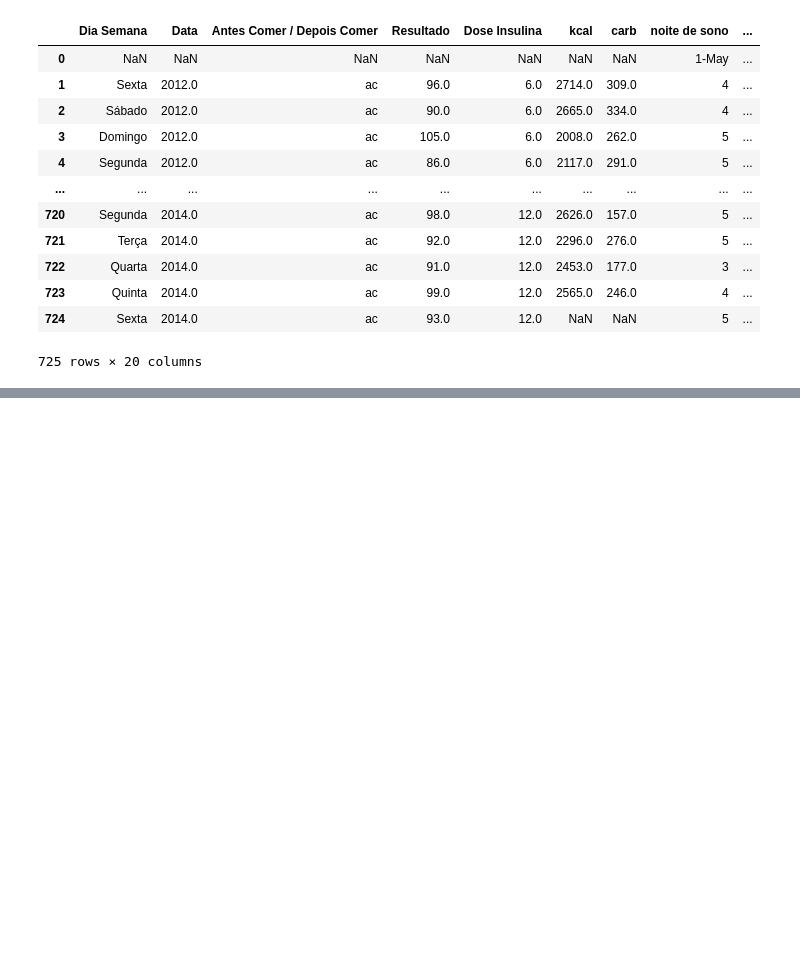
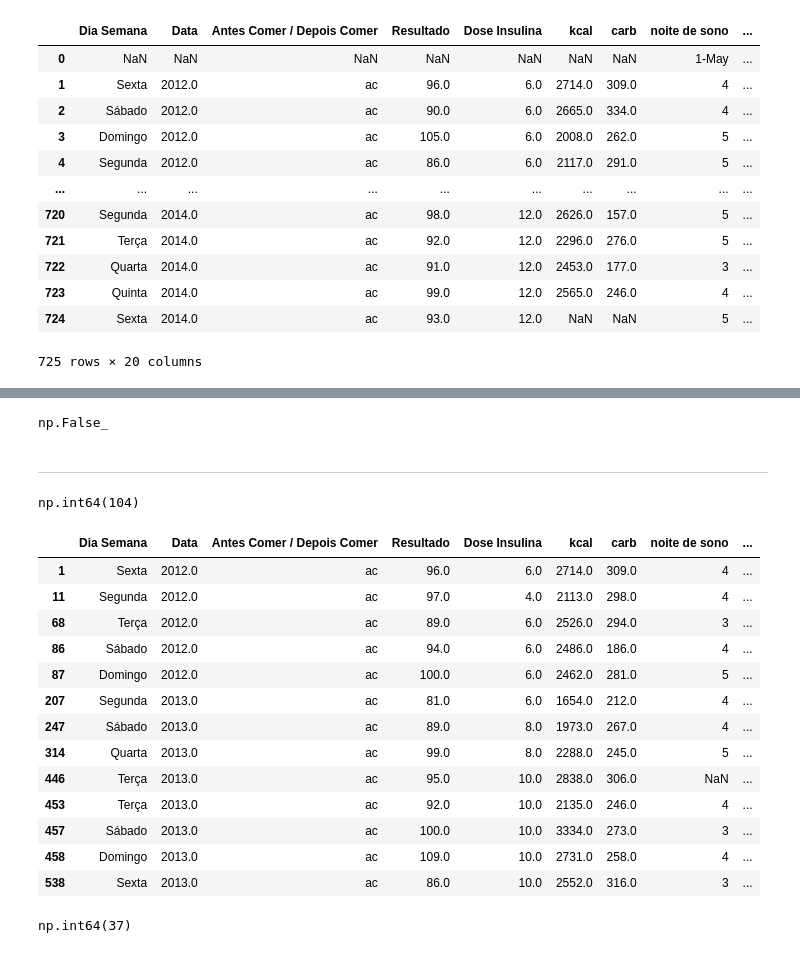
Before and after one commit to luiz-bcardoso/UFN-DataScience, a Jupyter notebook: pandas_basics.ipynb, the cells around one changed output, grey strips where cells are left out. Saved outputs shown, nothing was run; the diff lists cells and outputs as text; code cells hidden in the pictures; blank space fills up the shorter version.

```diff
--- a/pandas_basics.ipynb
+++ b/pandas_basics.ipynb
@@ -301,0 +354,4 @@ df_glicose
+# %%
+#Removendo a primeira linha por conter sujeira
+df_glicose = df_glicose.drop(index=0)
+df_glicose
@@ -301,0 +385,4 @@ df_glicose
+# %%
+# Substitui o valor errado de 'sabado' para 'Sábado usando replace
+df_glicose['Dia Semana'] = df_glicose['Dia Semana'].replace('Sabado', 'Sábado')
+df_glicose['Dia Semana'].unique()
@@ -301,0 +397,4 @@ df_glicose
+# %%
+# É conhecido que somente há ocorrencias de ac, logo os N/a podem ser substituidos
+df_glicose['Antes Comer / Depois Comer '].fillna('ac', inplace=True)
+df_glicose['Antes Comer / Depois Comer '].unique()
@@ -301,0 +414,4 @@ df_glicose
+# %%
+#Trocando valor nulo por meiana (valor estimado)
+mediana_carb = df_glicose['carb'].median()
+df_glicose['carb'].fillna(mediana_carb, inplace=True)
@@ -301,0 +425,42 @@ df_glicose
+# %%
+df_glicose['carb'].isna().any()
+# %% [output]
+np.False_
+# %% [markdown]
+---
+# %%
+# 1. Total de dias em que a dose de insulina foi maior que 10?
+filtro = df_glicose['Dose Insulina'] > 10
+df_glicose[filtro]['Dose Insulina'].count()
+# %% [output]
+np.int64(104)
+# %%
+# Mostrando os dias que correu
+filtro = (df_glicose['corrida'] > 0)
+df_glicose[filtro]
+# %% [output]
+|  | Dia Semana | Data | Antes Comer / Depois Comer | Resultado | Dose Insulina | kcal | carb | noite de sono | ... |
+| 1 | Sexta | 2012.0 | ac | 96.0 | 6.0 | 2714.0 | 309.0 | 4 | ... |
+| 11 | Segunda | 2012.0 | ac | 97.0 | 4.0 | 2113.0 | 298.0 | 4 | ... |
+| 68 | Terça | 2012.0 | ac | 89.0 | 6.0 | 2526.0 | 294.0 | 3 | ... |
+| 86 | Sábado | 2012.0 | ac | 94.0 | 6.0 | 2486.0 | 186.0 | 4 | ... |
+| 87 | Domingo | 2012.0 | ac | 100.0 | 6.0 | 2462.0 | 281.0 | 5 | ... |
+| 207 | Segunda | 2013.0 | ac | 81.0 | 6.0 | 1654.0 | 212.0 | 4 | ... |
+| 247 | Sábado | 2013.0 | ac | 89.0 | 8.0 | 1973.0 | 267.0 | 4 | ... |
+| 314 | Quarta | 2013.0 | ac | 99.0 | 8.0 | 2288.0 | 245.0 | 5 | ... |
+| 446 | Terça | 2013.0 | ac | 95.0 | 10.0 | 2838.0 | 306.0 | NaN | ... |
+| 453 | Terça | 2013.0 | ac | 92.0 | 10.0 | 2135.0 | 246.0 | 4 | ... |
+| 457 | Sábado | 2013.0 | ac | 100.0 | 10.0 | 3334.0 | 273.0 | 3 | ... |
+| 458 | Domingo | 2013.0 | ac | 109.0 | 10.0 | 2731.0 | 258.0 | 4 | ... |
+| 538 | Sexta | 2013.0 | ac | 86.0 | 10.0 | 2552.0 | 316.0 | 3 | ... |
+# %%
+# Quantas vezes a Dose Insulina foi maior que 10 quando
+# SE jogou padel OU praticou-se Musculacao H OU praticou-se Musculacao R
+filtro = (df_glicose['Dose Insulina'] > 10) & (
+            (df_glicose['padel'] > 0) |
+            (df_glicose['musculacao R'] > 0) |
+            (df_glicose['musculacao H'] > 0)
+        )
+df_glicose[filtro]['Dose Insulina'].count()
+# %% [output]
+np.int64(37)
```
Also changed, not shown: parts of 11 cells of this notebook, 1 other file.
